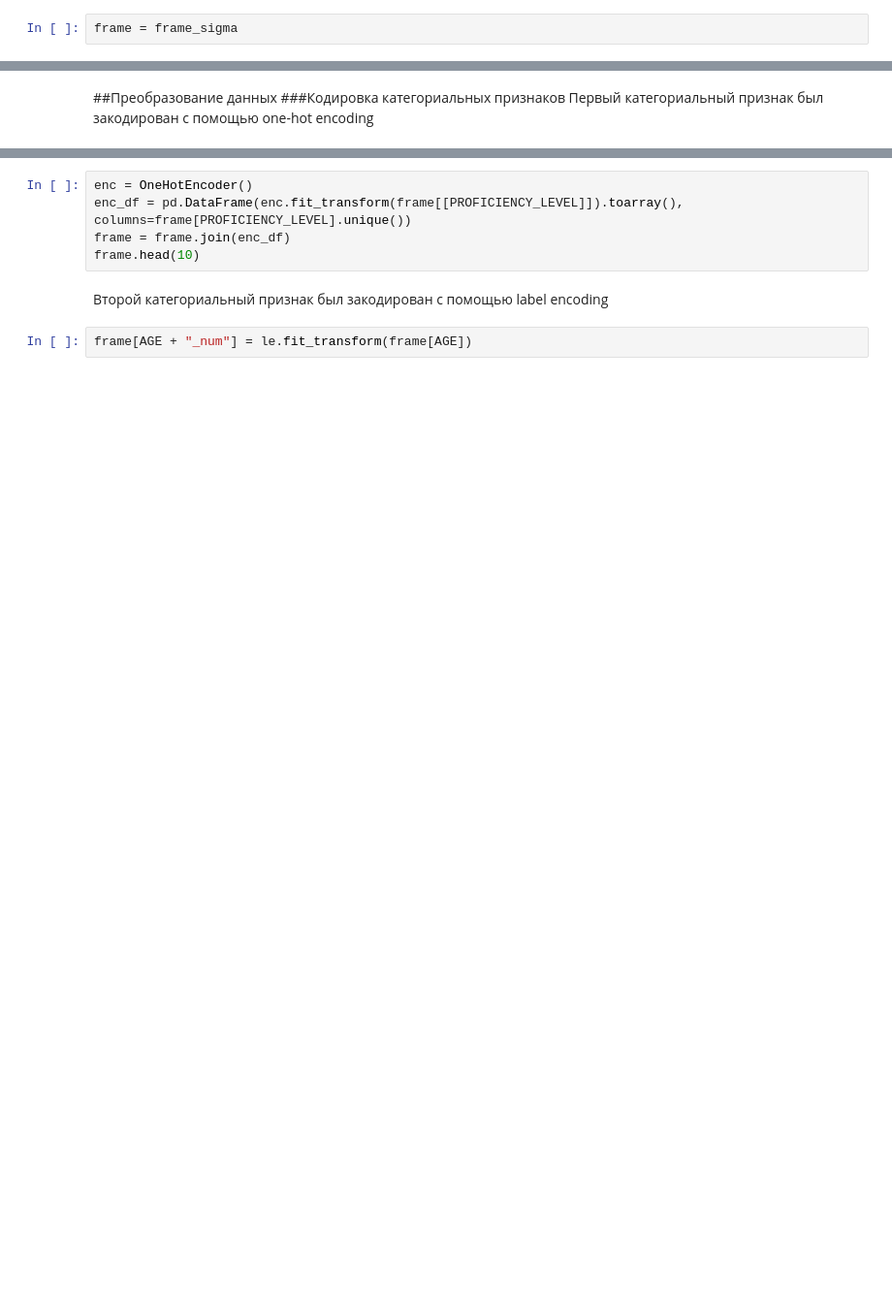
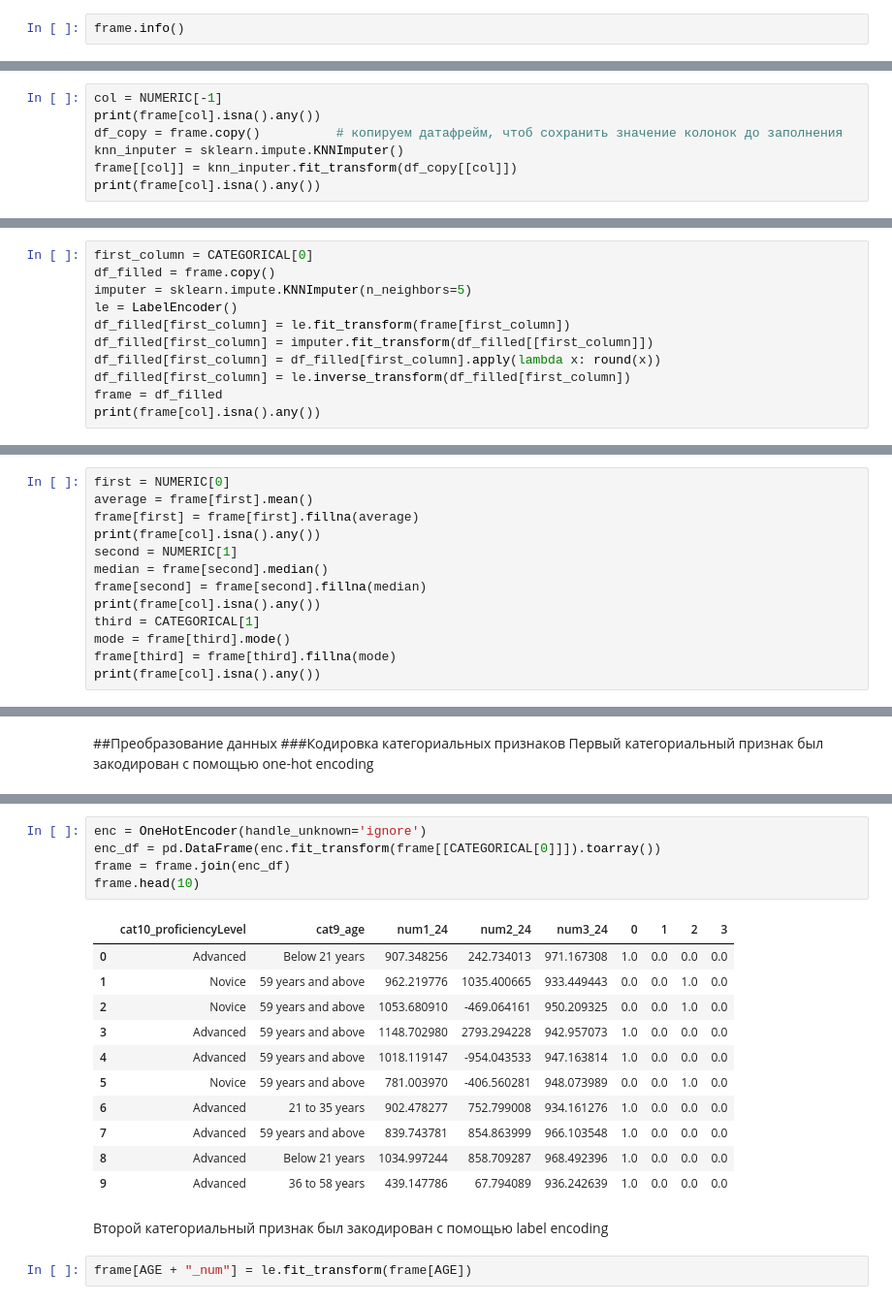
Before and after one commit to fongradnastya/data_analysis_1, a Jupyter notebook: notebooks/work1.ipynb, the cells around one changed output, grey strips where cells are left out. Shown at 97% size. Drawn from its saved outputs; the diff is of its cells as text; blank space fills up the shorter version.

```diff
--- a/notebooks/work1.ipynb
+++ b/notebooks/work1.ipynb
@@ -260,3 +229,3 @@ build_three_hists(frame_quantile, NUMERIC)
 # %%
-frame = frame_sigma
+frame.info()
 # %% [output]
@@ -265,0 +248,7 @@ build_three_hists(frame_quantile, NUM_1, NUM_2, NUM_3)
+# %%
+col = NUMERIC[-1]
+print(frame[col].isna().any())
+df_copy = frame.copy()          # копируем датафрейм, чтоб сохранить значение колонок до заполнения
+knn_inputer = sklearn.impute.KNNImputer()
+frame[[col]] = knn_inputer.fit_transform(df_copy[[col]])
+print(frame[col].isna().any())
@@ -265,0 +260,11 @@ build_three_hists(frame_quantile, NUM_1, NUM_2, NUM_3)
+# %%
+first_column = CATEGORICAL[0]
+df_filled = frame.copy()
+imputer = sklearn.impute.KNNImputer(n_neighbors=5)
+le = LabelEncoder()
+df_filled[first_column] = le.fit_transform(frame[first_column])
+df_filled[first_column] = imputer.fit_transform(df_filled[[first_column]])
+df_filled[first_column] = df_filled[first_column].apply(lambda x: round(x))
+df_filled[first_column] = le.inverse_transform(df_filled[first_column])
+frame = df_filled
+print(frame[col].isna().any())
@@ -265,0 +275,13 @@ build_three_hists(frame_quantile, NUM_1, NUM_2, NUM_3)
+# %%
+first = NUMERIC[0]
+average = frame[first].mean()
+frame[first] = frame[first].fillna(average)
+print(frame[col].isna().any())
+second = NUMERIC[1]
+median = frame[second].median()
+frame[second] = frame[second].fillna(median)
+print(frame[col].isna().any())
+third = CATEGORICAL[1]
+mode = frame[third].mode()
+frame[third] = frame[third].fillna(mode)
+print(frame[col].isna().any())
@@ -270,8 +311,20 @@ build_three_hists(frame_quantile, NUM_1, NUM_2, NUM_3)
 # %%
-enc = OneHotEncoder()
-enc_df = pd.DataFrame(enc.fit_transform(frame[[PROFICIENCY_LEVEL]]).toarray(), columns=frame[PROFICIENCY_LEVEL].unique())
+enc = OneHotEncoder(handle_unknown='ignore')
+enc_df = pd.DataFrame(enc.fit_transform(frame[[CATEGORICAL[0]]]).toarray())
 frame = frame.join(enc_df)
 frame.head(10)
+# %% [output]
+|  | cat10_proficiencyLevel | cat9_age | num1_24 | num2_24 | num3_24 | 0 | 1 | 2 | 3 |
+| 0 | Advanced | Below 21 years | 907.348256 | 242.734013 | 971.167308 | 1.0 | 0.0 | 0.0 | 0.0 |
+| 1 | Novice | 59 years and above | 962.219776 | 1035.400665 | 933.449443 | 0.0 | 0.0 | 1.0 | 0.0 |
+| 2 | Novice | 59 years and above | 1053.680910 | -469.064161 | 950.209325 | 0.0 | 0.0 | 1.0 | 0.0 |
+| 3 | Advanced | 59 years and above | 1148.702980 | 2793.294228 | 942.957073 | 1.0 | 0.0 | 0.0 | 0.0 |
+| 4 | Advanced | 59 years and above | 1018.119147 | -954.043533 | 947.163814 | 1.0 | 0.0 | 0.0 | 0.0 |
+| 5 | Novice | 59 years and above | 781.003970 | -406.560281 | 948.073989 | 0.0 | 0.0 | 1.0 | 0.0 |
+| 6 | Advanced | 21 to 35 years | 902.478277 | 752.799008 | 934.161276 | 1.0 | 0.0 | 0.0 | 0.0 |
+| 7 | Advanced | 59 years and above | 839.743781 | 854.863999 | 966.103548 | 1.0 | 0.0 | 0.0 | 0.0 |
+| 8 | Advanced | Below 21 years | 1034.997244 | 858.709287 | 968.492396 | 1.0 | 0.0 | 0.0 | 0.0 |
+| 9 | Advanced | 36 to 58 years | 439.147786 | 67.794089 | 936.242639 | 1.0 | 0.0 | 0.0 | 0.0 |
 # %% [markdown]
 Второй категориальный признак был закодирован с помощью label encoding
 # %%
```
Also changed, not shown: parts of 29 cells of this notebook, 1 other file.
